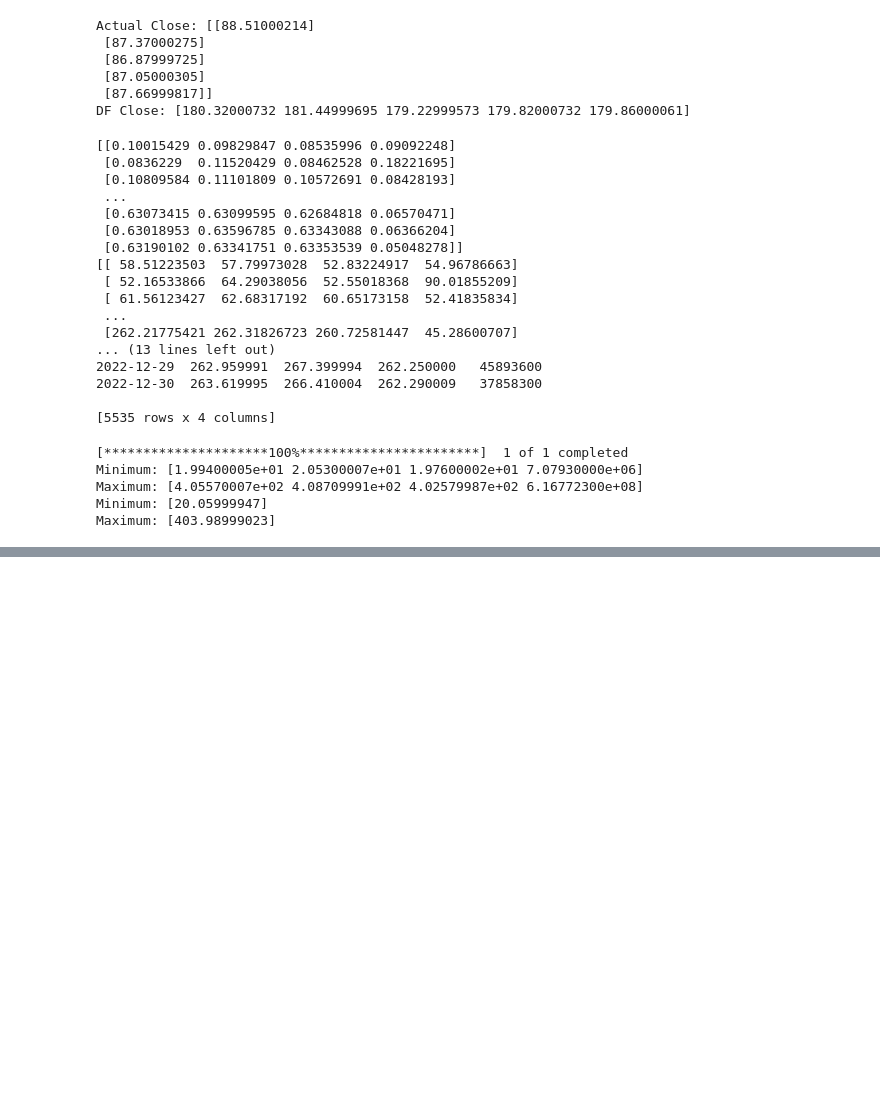
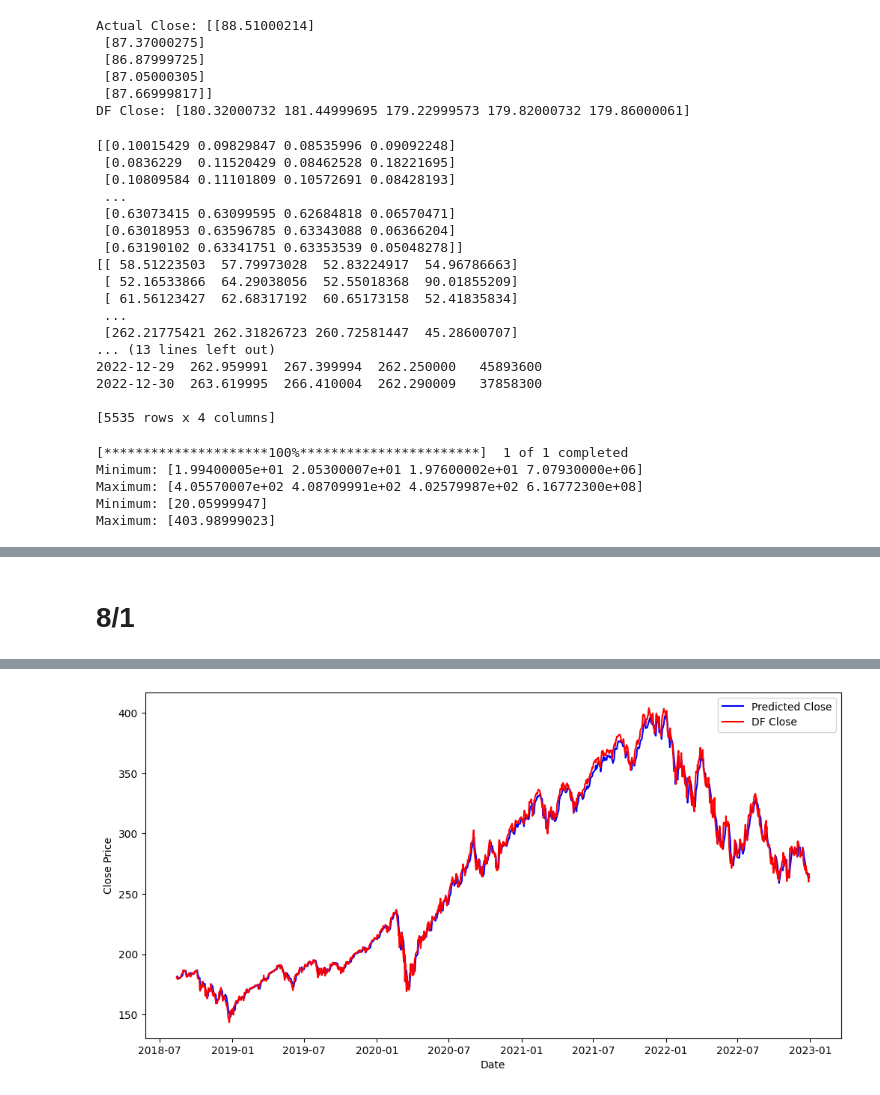
Before and after one commit to yunmokoo/SPY-Forecast_MARS_LSTM, a Jupyter notebook: SPY.ipynb, the cells around one changed output, grey strips where cells are left out. Saved outputs shown, nothing was run; the diff lists cells and outputs as text; code cells hidden in the pictures; blank space fills up the shorter version.

```diff
--- a/SPY.ipynb
+++ b/SPY.ipynb
@@ -660,0 +679,72 @@ the target data config was used for inversing transform for test data.
+# %% [markdown]
+# 8/1
+# %%
+import pandas as pd
+import numpy as np
+import yfinance as yf
+from sklearn.preprocessing import MinMaxScaler
+from tensorflow.keras.models import Sequential
+from tensorflow.keras.layers import LSTM, Dense
+import matplotlib.pyplot as plt
+
+# Download historical stock data and create DataFrame
+df = pd.DataFrame(yf.download("QQQ", start="2001-01-01", end="2023-01-01"))
+features = df[['Open', 'High', 'Low', 'Volume']]
+
+target = df['Close']
+
+scaler = MinMaxScaler()
+
+# Feature scaling
+features_scaled = scaler.fit_transform(features)
+target_scaled = scaler.fit_transform(target.values.reshape(-1, 1))
+
+def initiate_seq(data, target, seq_len):
+    X, y = [], []
+    for i in range(len(data) - seq_len):
+        X.append(data[i:i + seq_len])
+        y.append(target[i + seq_len])
+    return np.array(X), np.array(y)
+
+seq_len = 10
+
+X, y = initiate_seq(features_scaled, target_scaled, seq_len)
+
+# Data split
+train_size = int(0.8 * len(X))  # Use 80% of data for training
+X_train = X[:train_size]
+y_train = y[:train_size]
+
+X_test = X[train_size:]
+y_test = y[train_size:]
+
+# LSTM model
+model = Sequential()
+model.add(LSTM(50, input_shape=(seq_len, 4)))  # 4 input features: Open, High, Low
+model.add(Dense(512, activation='relu'))
+model.add(Dense(256, activation='relu'))
+model.add(Dense(128, activation='relu'))
+model.add(Dense(64, activation='relu'))
+model.add(Dense(32, activation='relu'))
+model.add(Dense(16, activation='relu'))
+model.add(Dense(1))
+
+model.compile(optimizer='adam', loss='mse')
+
+# Model training
+history = model.fit(X_train, y_train, epochs=50, batch_size=32, verbose=1)
+
+# Prediction and inverse scaling
+predicted_scaled = model.predict(X_test)
+predicted_close = scaler.inverse_transform(predicted_scaled)
+actual_close = scaler.inverse_transform(y_test)
+
+# Plot predicted and raw df
+plt.figure(figsize=(12, 6))
+plt.plot(df.index[-len(predicted_close):], predicted_close[:, 0], label='Predicted Close', color='b')
+plt.plot(df.index[-len(actual_close):], df['Close'][-len(actual_close):], label='DF Close', color='r')
+plt.xlabel('Date')
+plt.ylabel('Close Price')
+plt.legend()
+plt.show()
+# %% [output]
@@ -660,0 +768 @@ the target data config was used for inversing transform for test data.
+[figure, added]
```
Also changed, not shown: parts of 6 cells of this notebook.
